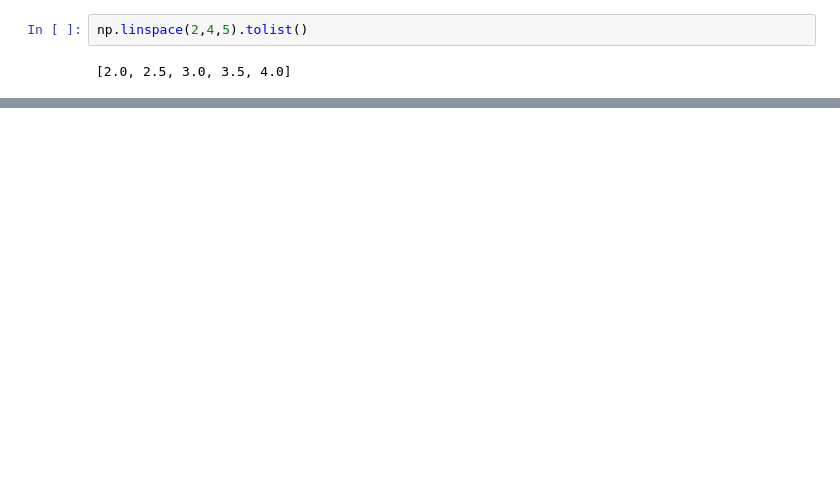
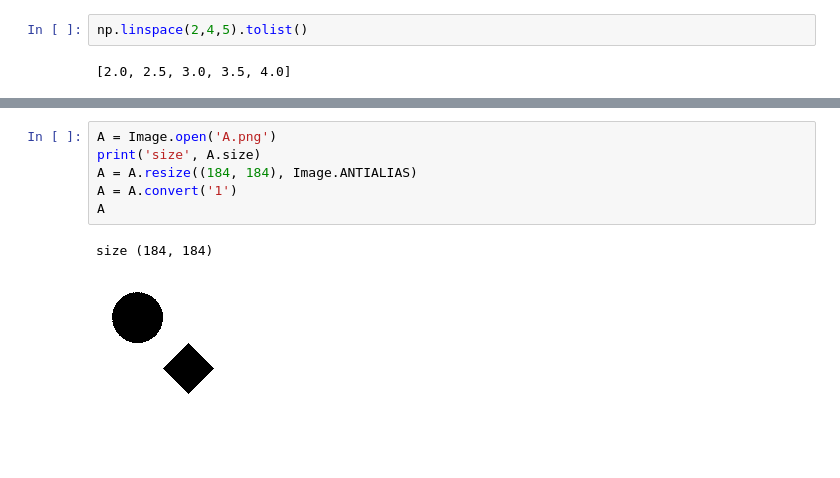
Before and after one commit to vicb1/python-reference, a Jupyter notebook: code/image-processing/pillow.ipynb, the cells around one changed output, grey strips where cells are left out. Cells and saved outputs as stored; diff of their text form; blank space fills up the shorter version.

```diff
--- a/code/image-processing/pillow.ipynb
+++ b/code/image-processing/pillow.ipynb
@@ -156,0 +169,9 @@ np.linspace(2,4,5).tolist()
+# %%
+A = Image.open('A.png')
+print('size', A.size)
+A = A.resize((184, 184), Image.ANTIALIAS)
+A = A.convert('1')
+A
+# %% [output]
+size (184, 184)
+[figure, added]
```
Also changed, not shown: parts of 22 cells of this notebook, 4 other files.
